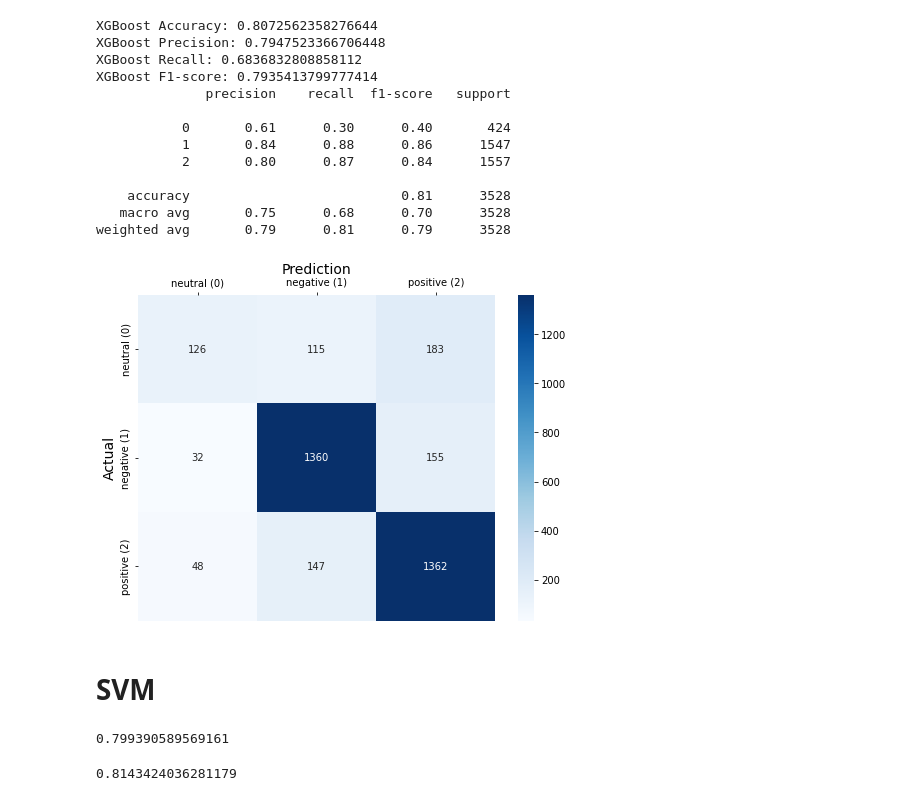
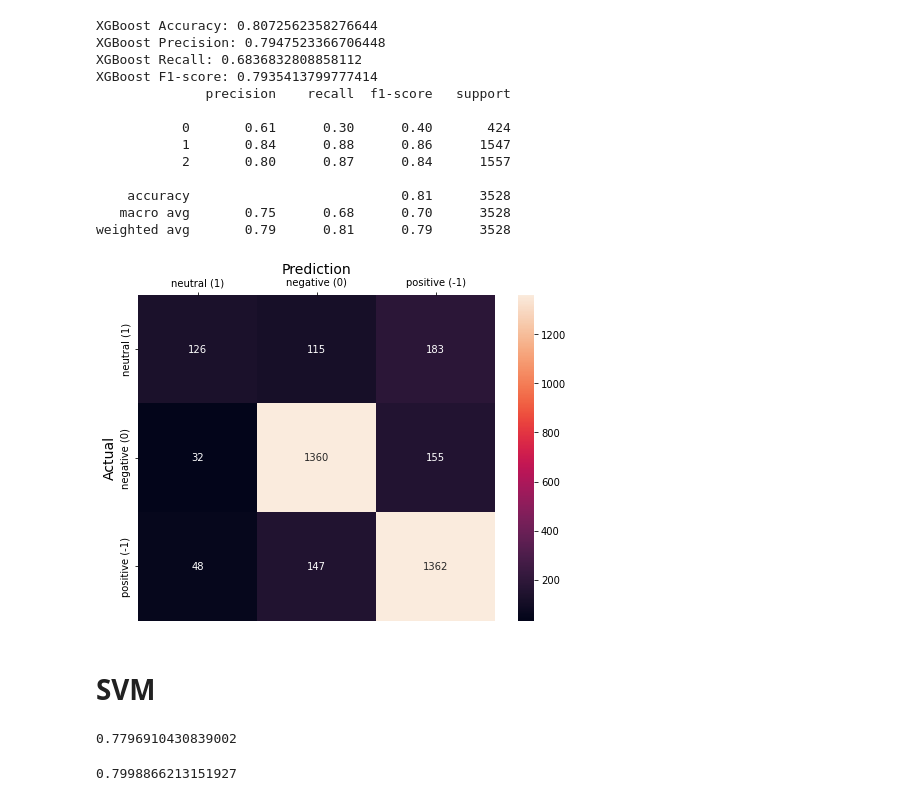
Before and after one commit to pahrul23/pahrul-skripsi, a Jupyter notebook: SKRIPSI_PAHRUL_1.ipynb, the cells around one changed output. Cells and saved outputs as stored; diff of their text form; code cells hidden in the pictures.

```diff
--- a/SKRIPSI_PAHRUL_1.ipynb
+++ b/SKRIPSI_PAHRUL_1.ipynb
@@ -375,10 +390,10 @@ class RandomForestClassifier:
         # calculate mode (most frequent class) for each sample
         return np.apply_along_axis(lambda x: Counter(x).most_common(1)[0][0], axis=0, arr=predictions)
 # %%
-model = RandomForestClassifier(n_estimators=200, max_depth=13, min_samples_split=2, random_state=42)
-model.fit(X_train, y_train)
+RandomForest = RandomForestClassifier(n_estimators=200, max_depth=13, min_samples_split=2, random_state=42)
+RandomForest.fit(X_train, y_train)
 
-y_pred = model.predict(X_test)
+y_pred = RandomForest.predict(X_test)
 
 acc = np.mean(y_pred == y_test)
 print("Accuracy:", acc)
@@ -543,21 +560,19 @@ XGBoost F1-score: 0.7935413799777414
    macro avg       0.75      0.68      0.70      3528
 weighted avg       0.79      0.81      0.79      3528
 # %%
-from sklearn.metrics import confusion_matrix
-
 confusion_matrix(y_test, y_pred)
 
 fig, ax = plt.subplots(figsize = (8,6))
-sns.heatmap(confusion_matrix(y_true = y_test, y_pred = y_pred), fmt = 'g', annot = True, cmap='Blues')
+sns.heatmap(confusion_matrix(y_true = y_test, y_pred = y_pred), fmt = 'g', annot = True)
 ax.xaxis.set_label_position('top')
 ax.xaxis.set_ticks_position('top')
 ax.set_xlabel('Prediction', fontsize = 14)
-ax.set_xticklabels([ 'neutral (0)','negative (1)', 'positive (2)' ])
+ax.set_xticklabels([ 'neutral (1)','negative (0)', 'positive (-1)' ])
 ax.set_ylabel('Actual', fontsize = 14)
-ax.set_yticklabels([ 'neutral (0)','negative (1)', 'positive (2)'] )
+ax.set_yticklabels([ 'neutral (1)','negative (0)', 'positive (-1)'] )
 plt.show()
 # %% [output]
-[figure, old version]
+[figure, new version]
 # %% [markdown]
 # **SVM**
 # %%
@@ -662,14 +677,14 @@ class MulticlassSVM(BaseEstimator, ClassifierMixin):
         pred = decision.argmax(axis=1)
         return self._label_encoder.inverse_transform(pred)
 # %%
-clf = MulticlassSVM(C=1, tol=0.01, max_iter=1000, random_state=0, verbose=1)
-clf.fit(X_train, y_train)
+svm = MulticlassSVM(C=1, tol=0.01, max_iter=100, random_state=0, verbose=1)
+svm.fit(X_train, y_train)
 
-print(clf.score(X_train, y_train))
+print(svm.score(X_train, y_train))
 # %% [output]
-0.799390589569161
+0.7796910430839002
 # %%
-print(clf.score(X_test, y_test))
+print(svm.score(X_test, y_test))
 # %% [output]
-0.8143424036281179
+0.7998866213151927
 # %%
```
Also changed, not shown: parts of 35 cells of this notebook.
